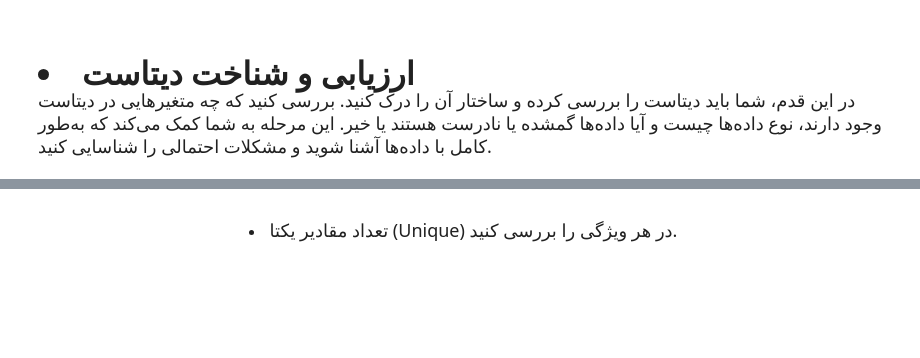
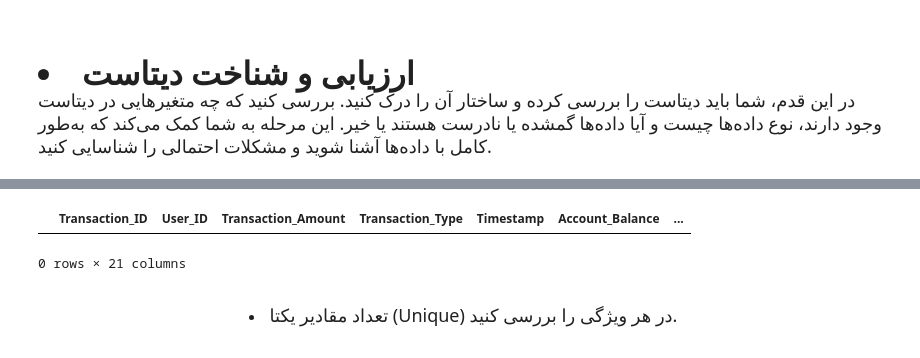
Before and after one commit to aghababaei-alireza/AI_Darsman, a Jupyter notebook: Semester 5 - Machine Learning/Homeworks/HW6/notebooks/S5-HW6-Alireza Aghababaei.ipynb, the cells around one changed output, grey strips where cells are left out. Saved outputs shown, nothing was run; the diff lists cells and outputs as text; code cells hidden in the pictures; blank space fills up the shorter version.

```diff
--- a/Semester 5 - Machine Learning/Homeworks/HW6/notebooks/S5-HW6-Alireza Aghababaei.ipynb
+++ b/Semester 5 - Machine Learning/Homeworks/HW6/notebooks/S5-HW6-Alireza Aghababaei.ipynb
@@ -210,5 +263,9 @@
 # %%
 # TODO: بررسی داده های تکراری
+df[df.duplicated()]
+# %% [output]
+|  | Transaction_ID | User_ID | Transaction_Amount | Transaction_Type | Timestamp | Account_Balance | ... |
+0 rows × 21 columns
 # %% [markdown]
 <div dir="rtl" style="text-align: center;">
     <p>
```
Also changed, not shown: parts of 12 cells of this notebook.
